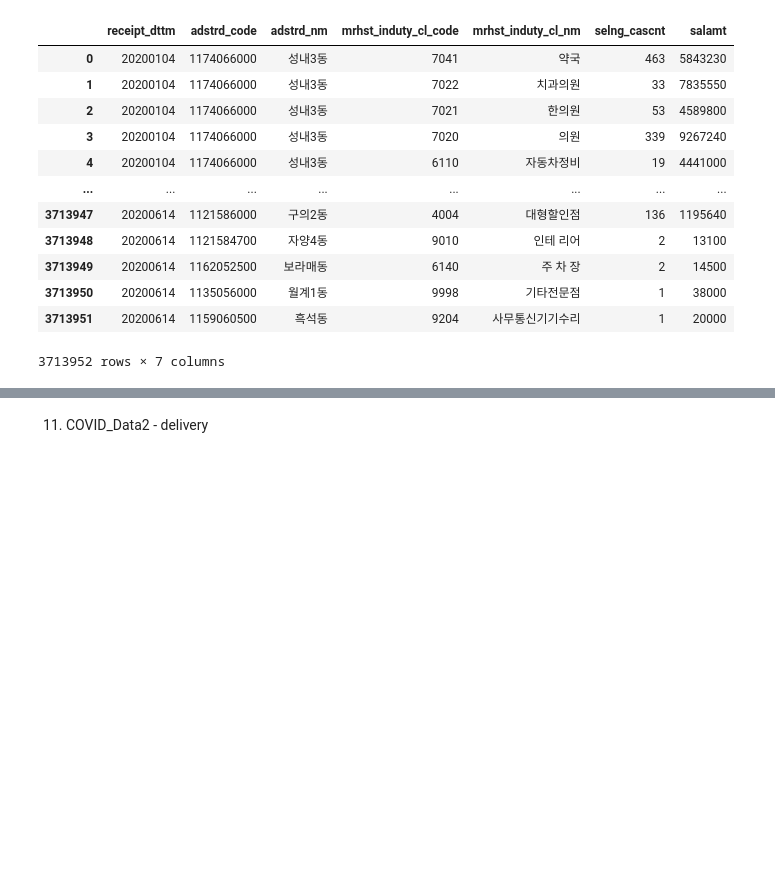
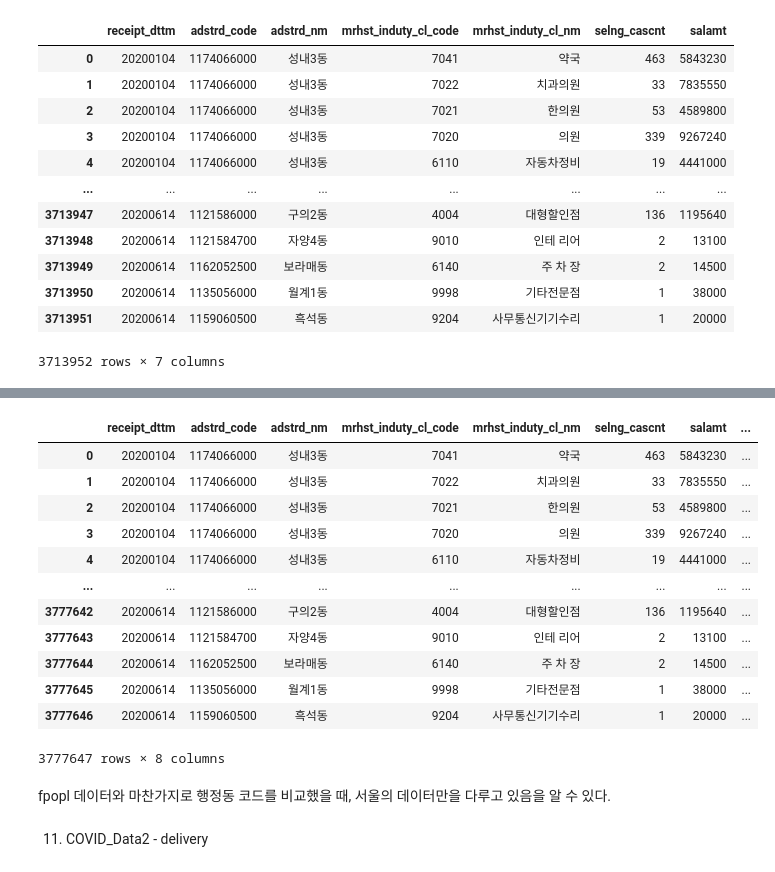
Before and after one commit to ayeongjeong/COVID_visualization, a Jupyter notebook: COVID_1.ipynb, the cells around one changed output, grey strips where cells are left out. Saved outputs shown, nothing was run; the diff lists cells and outputs as text; code cells hidden in the pictures; blank space fills up the shorter version.

```diff
--- a/COVID_1.ipynb
+++ b/COVID_1.ipynb
@@ -383,3 +445,21 @@ card
+# %%
+card[card['adstrd_7digit'].isin(seoul.adstrd_code.tolist())]
+# %% [output]
+|  | receipt_dttm | adstrd_code | adstrd_nm | mrhst_induty_cl_code | mrhst_induty_cl_nm | selng_cascnt | salamt | ... |
+| 0 | 20200104 | 1174066000 | 성내3동 | 7041 | 약국 | 463 | 5843230 | ... |
+| 1 | 20200104 | 1174066000 | 성내3동 | 7022 | 치과의원 | 33 | 7835550 | ... |
+| 2 | 20200104 | 1174066000 | 성내3동 | 7021 | 한의원 | 53 | 4589800 | ... |
+| 3 | 20200104 | 1174066000 | 성내3동 | 7020 | 의원 | 339 | 9267240 | ... |
+| 4 | 20200104 | 1174066000 | 성내3동 | 6110 | 자동차정비 | 19 | 4441000 | ... |
+| ... | ... | ... | ... | ... | ... | ... | ... | ... |
+| 3777642 | 20200614 | 1121586000 | 구의2동 | 4004 | 대형할인점 | 136 | 1195640 | ... |
+| 3777643 | 20200614 | 1121584700 | 자양4동 | 9010 | 인테 리어 | 2 | 13100 | ... |
+| 3777644 | 20200614 | 1162052500 | 보라매동 | 6140 | 주 차 장 | 2 | 14500 | ... |
+| 3777645 | 20200614 | 1135056000 | 월계1동 | 9998 | 기타전문점 | 1 | 38000 | ... |
+| 3777646 | 20200614 | 1159060500 | 흑석동 | 9204 | 사무통신기기수리 | 1 | 20000 | ... |
+3777647 rows × 8 columns
+# %% [markdown]
+fpopl 데이터와 마찬가지로 행정동 코드를 비교했을 때, 서울의 데이터만을 다루고 있음을 알 수 있다.
 # %% [markdown]
 11. COVID_Data2 - delivery
 # %%
```
Also changed, not shown: parts of 11 cells of this notebook, 1 other file.
